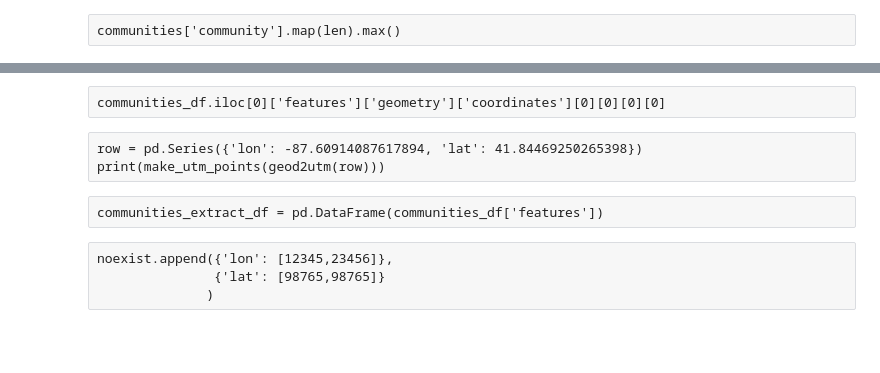
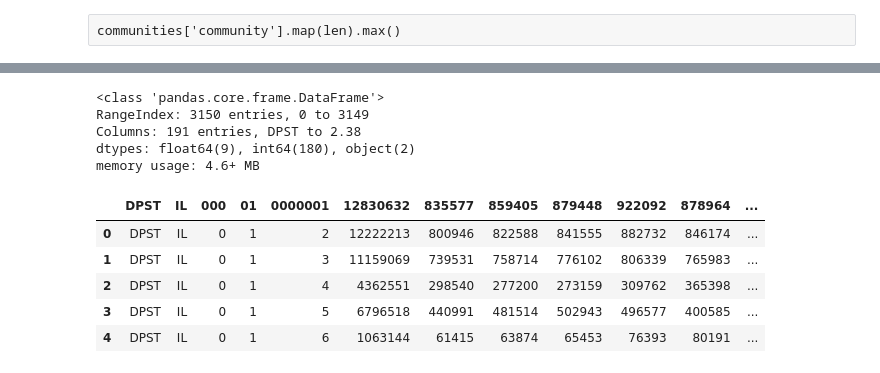
Before and after one commit to hubrigant/chicago_analysis, a Jupyter notebook: CensusDataPrep.ipynb, the cells around one changed output, grey strips where cells are left out. Cells and saved outputs as stored; diff of their text form; code cells hidden in the pictures; blank space fills up the shorter version.

Commit message:
prepping census data for housing, age, sex, and race

```diff
--- a/CensusDataPrep.ipynb
+++ b/CensusDataPrep.ipynb
@@ -93,14 +99,21 @@ memory usage: 1.9+ KB
 None
 # %%
 community_modeled.to_pickle('data/community_modeled.pkl')
-# %% [raw]
-communities_df.iloc[0]['features']['geometry']['coordinates'][0][0][0][0]
-# %% [raw]
-row = pd.Series({'lon': -87.60914087617894, 'lat': 41.84469250265398})
-print(make_utm_points(geod2utm(row)))
-# %% [raw]
-communities_extract_df = pd.DataFrame(communities_df['features'])
-# %% [raw]
-noexist.append({'lon': [12345,23456]},
-               {'lat': [98765,98765]}
-              )
+# %%
+census_detail_df = pd.read_csv('data/il000012010.dp')
+census_detail_df.info()
+# %% [output]
+<class 'pandas.core.frame.DataFrame'>
+RangeIndex: 3150 entries, 0 to 3149
+Columns: 191 entries, DPST to 2.38
+dtypes: float64(9), int64(180), object(2)
+memory usage: 4.6+ MB
+# %%
+census_detail_df.head()
+# %% [output]
+|  | DPST | IL | 000 | 01 | 0000001 | 12830632 | 835577 | 859405 | 879448 | 922092 | 878964 | ... |
+| 0 | DPST | IL | 0 | 1 | 2 | 12222213 | 800946 | 822588 | 841555 | 882732 | 846174 | ... |
+| 1 | DPST | IL | 0 | 1 | 3 | 11159069 | 739531 | 758714 | 776102 | 806339 | 765983 | ... |
+| 2 | DPST | IL | 0 | 1 | 4 | 4362551 | 298540 | 277200 | 273159 | 309762 | 365398 | ... |
+| 3 | DPST | IL | 0 | 1 | 5 | 6796518 | 440991 | 481514 | 502943 | 496577 | 400585 | ... |
+| 4 | DPST | IL | 0 | 1 | 6 | 1063144 | 61415 | 63874 | 65453 | 76393 | 80191 | ... |
```
Also changed, not shown: parts of 12 cells of this notebook, 4 other files.
